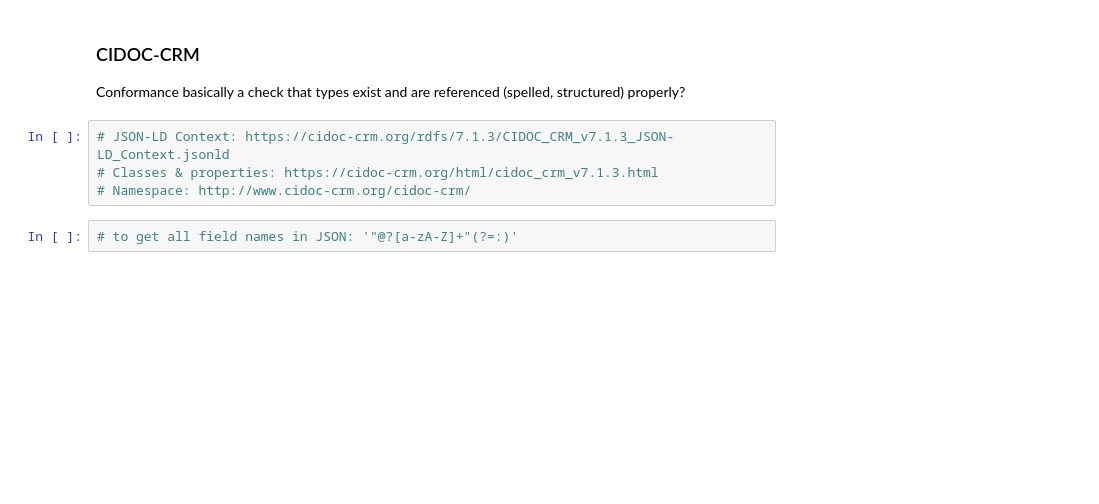
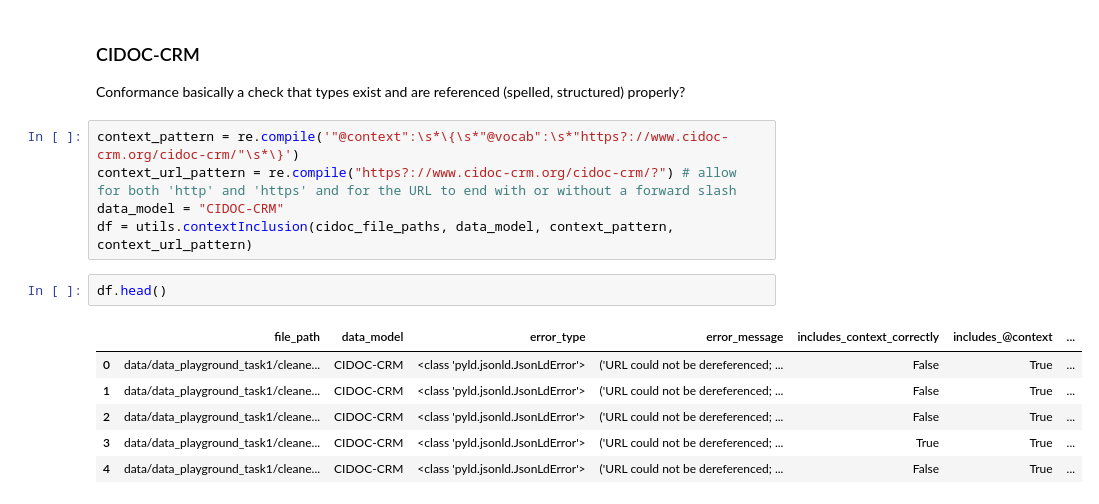
Before and after one commit to thegoose20/lada-eval, a Jupyter notebook: evaluation-conformance.ipynb, the cells around one changed output. Saved outputs shown, nothing was run; the diff lists cells and outputs as text; blank space fills up the shorter version.

Commit message:
Created reports for CIDOC-CRM conformance eval

```diff
--- a/evaluation-conformance.ipynb
+++ b/evaluation-conformance.ipynb
@@ -457,9 +431,17 @@ df_counts.to_csv(
 ### CIDOC-CRM
 
 Conformance basically a check that types exist and are referenced (spelled, structured) properly?
-# %%
-# JSON-LD Context: https://cidoc-crm.org/rdfs/7.1.3/CIDOC_CRM_v7.1.3_JSON-LD_Context.jsonld
-# Classes & properties: https://cidoc-crm.org/html/cidoc_crm_v7.1.3.html
-# Namespace: http://www.cidoc-crm.org/cidoc-crm/
-# %%
-# to get all field names in JSON: '"@?[a-zA-Z]+"(?=:)'
+# %%
+context_pattern = re.compile('"@context":\s*\{\s*"@vocab":\s*"https?://www.cidoc-crm.org/cidoc-crm/"\s*\}')
+context_url_pattern = re.compile("https?://www.cidoc-crm.org/cidoc-crm/?") # allow for both 'http' and 'https' and for the URL to end with or without a forward slash
+data_model = "CIDOC-CRM"
+df = utils.contextInclusion(cidoc_file_paths, data_model, context_pattern, context_url_pattern)
+# %%
+df.head()
+# %% [output]
+|  | file_path | data_model | error_type | error_message | includes_context_correctly | includes_@context | ... |
+| 0 | data/data_playground_task1/cleane... | CIDOC-CRM | <class 'pyld.jsonld.JsonLdError'> | ('URL could not be dereferenced; ... | False | True | ... |
+| 1 | data/data_playground_task1/cleane... | CIDOC-CRM | <class 'pyld.jsonld.JsonLdError'> | ('URL could not be dereferenced; ... | False | True | ... |
+| 2 | data/data_playground_task1/cleane... | CIDOC-CRM | <class 'pyld.jsonld.JsonLdError'> | ('URL could not be dereferenced; ... | False | True | ... |
+| 3 | data/data_playground_task1/cleane... | CIDOC-CRM | <class 'pyld.jsonld.JsonLdError'> | ('URL could not be dereferenced; ... | True | True | ... |
+| 4 | data/data_playground_task1/cleane... | CIDOC-CRM | <class 'pyld.jsonld.JsonLdError'> | ('URL could not be dereferenced; ... | False | True | ... |
```
Also changed, not shown: parts of 8 cells of this notebook, 2 other files.
